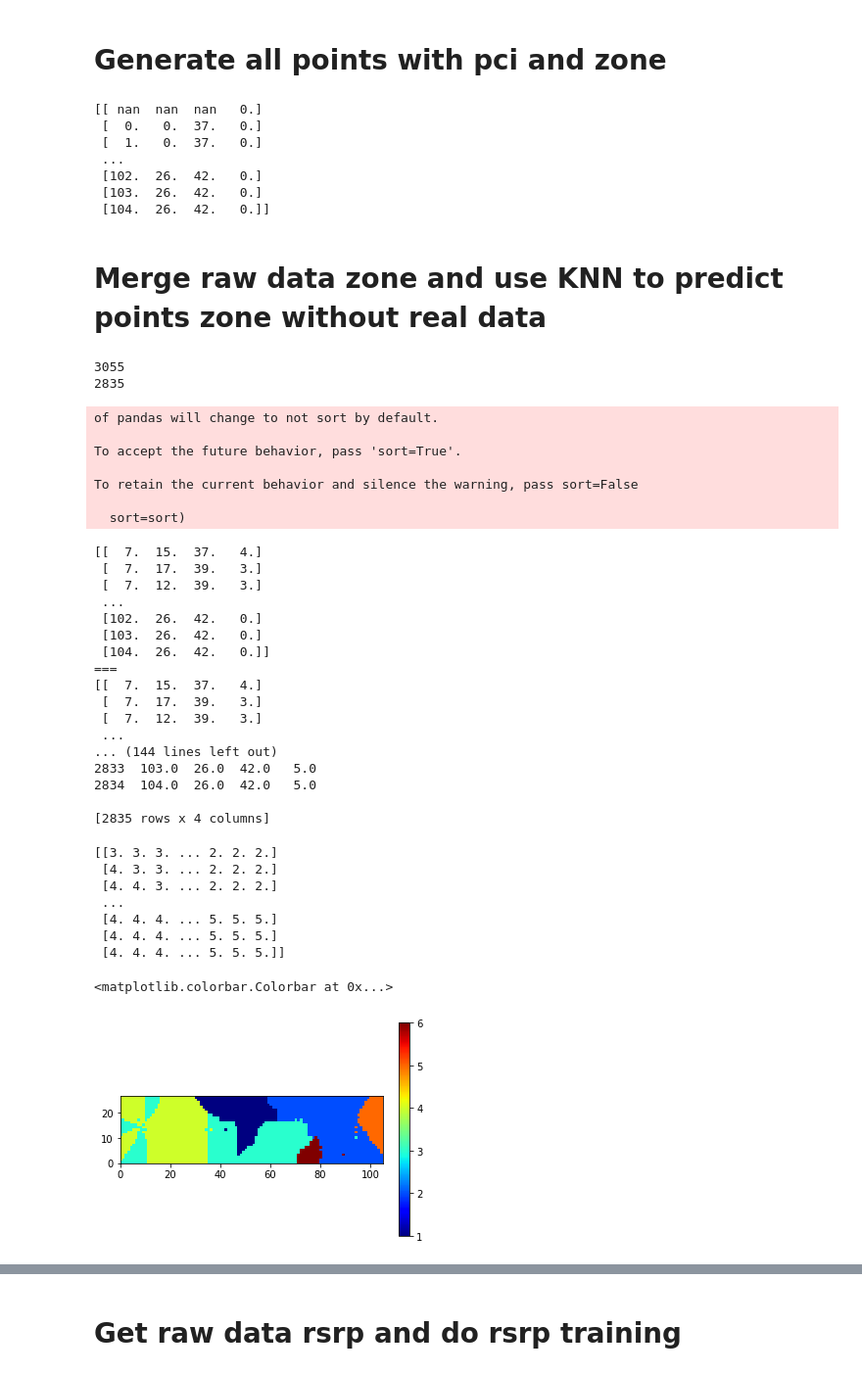
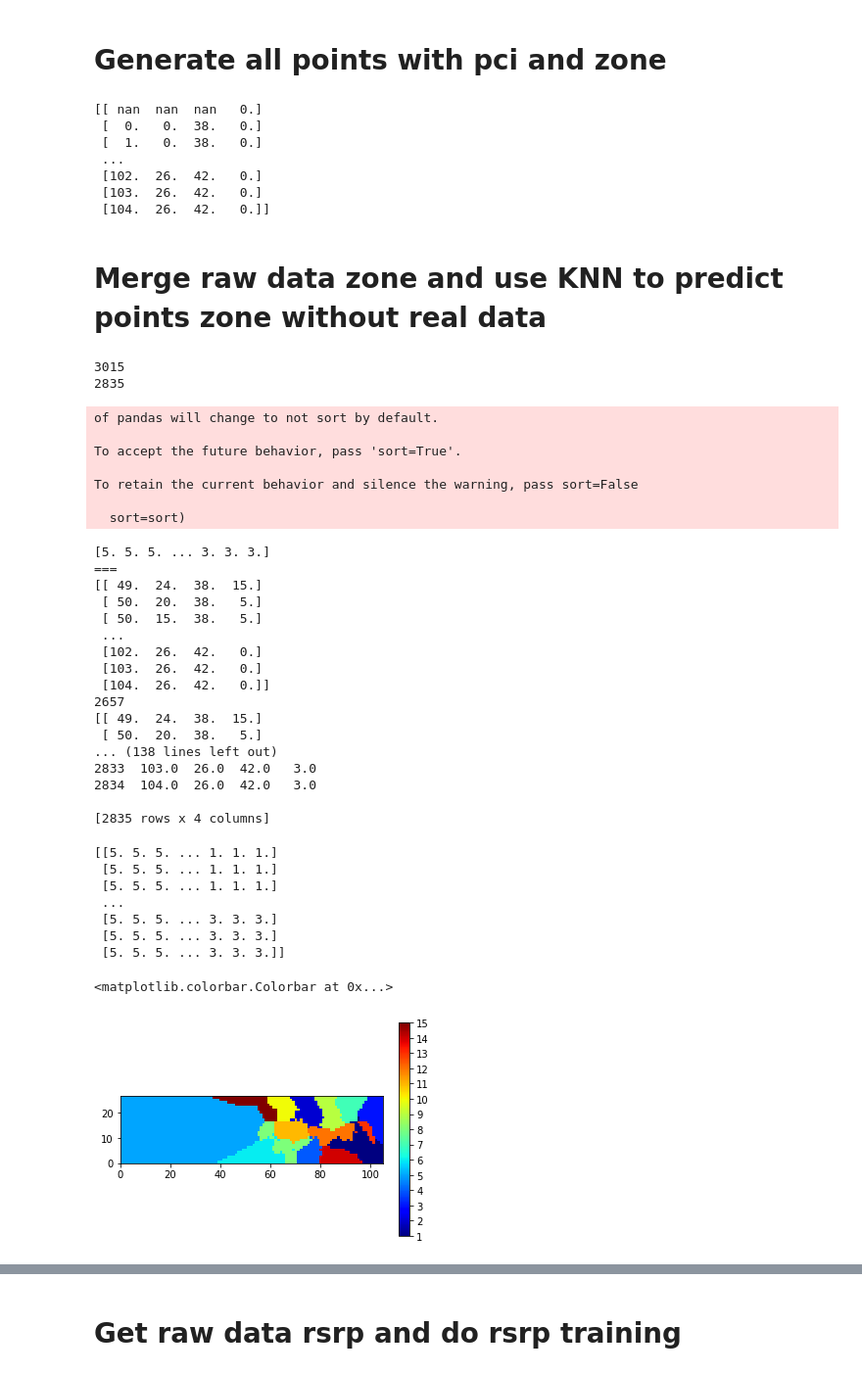
Before and after one commit to KJtiming/RadioMap, a Jupyter notebook: data_zone_rebuild.ipynb, the cells around one changed output, grey strips where cells are left out. Shown at 98% size. Drawn from its saved outputs; the diff is of its cells as text; code cells hidden in the pictures.

Commit message:
change for 15 model

```diff
--- a/data_zone_rebuild.ipynb
+++ b/data_zone_rebuild.ipynb
@@ -30,6 +39,6 @@ Read raw data with zone(from kmeans clustering result)
 ===
 # %%
 train_part_test = np.genfromtxt('./zone_result/set33_part_train.csv', delimiter=',')
-pixel_pos = np.genfromtxt('pixel_pos.csv', delimiter=',')
-print (train_part_test)
+pixel_pos = np.genfromtxt('./src/pixel_pos.csv', delimiter=',')
+#print (train_part_test)
 #print (pixel_pos[1:,:])
@@ -211,8 +211,8 @@ train_part_test_pd = pd.DataFrame(train_part_test,columns=['x','y','pci','rsrp',
 #print (train_part_test_pd)
 # %% [output]
 [[ nan  nan  nan   0.]
- [  0.   0.  37.   0.]
- [  1.   0.  37.   0.]
+ [  0.   0.  38.   0.]
+ [  1.   0.  38.   0.]
  ...
  [102.  26.  42.   0.]
  [103.  26.  42.   0.]
@@ -245,7 +245,7 @@ df_dul = df_dul[['x','y','pci','zone']]
 #df_sort.to_csv('./result_pci/zone_handle.csv')
 #print("len(df_sort)==",len(df_sort))
 # %% [output]
-3055
+3015
 2835
 of pandas will change to not sort by default.
 
@@ -256,19 +256,22 @@ To retain the current behavior and silence the warning, pass sort=False
   sort=sort)
 # %%
 df_dul_np = df_dul.values
-print(df_dul_np)
+#print(df_dul_np)
 np.savetxt('./result_pci/df_dul_np_result.csv', df_dul_np, delimiter=',', fmt='%f')
-X = df_dul_np[:217,0:3]
-y = df_dul_np[:217,3]
+X = df_dul_np[:178,0:3]
+y = df_dul_np[:178,3]
+#print(df_dul_np[177,0:3])
+#print(df_dul_np[178,0:3])
+#print(df_dul_np[179,0:3])
 modelClassifier = KNeighborsClassifier(n_neighbors=3)
-pci_pred = modelClassifier.fit(X, y).predict(df_dul_np[218:,0:3])
-#print(pci_pred)
+pci_pred = modelClassifier.fit(X, y).predict(df_dul_np[178:,0:3])
+print(pci_pred)
 print("===")
 #print(type(pci_pred))
 #print("len(pci_pred)==",len(pci_pred))
 print(df_dul_np)
 for i in range(len(pci_pred)):
-    df_dul_np[218+i:,3] = pci_pred[i]
+    df_dul_np[178+i:,3] = pci_pred[i]
 print (len(pci_pred))
 print (df_dul_np)
 np.savetxt('./result_pci/zone_knn_result.csv', pci_pred, delimiter=',', fmt='%f')
@@ -279,45 +282,45 @@ print (df_dul_sort_pd)
 df_dul_sort = df_dul_sort_pd.sort_values(by=['y','x'])
 print(type(df_dul_sort))
 #print (df_dul_sort.tail())
-df_dul_sort.to_csv('./result_pci/zone_knn_result_sort.csv')
+df_dul_sort.to_csv('./result_pci/zone_knn_result_sort_pd.csv')
 
 print (df_dul_sort)
 # %% [output]
-[[  7.  15.  37.   4.]
- [  7.  17.  39.   3.]
- [  7.  12.  39.   3.]
+[5. 5. 5. ... 3. 3. 3.]
+===
+[[ 49.  24.  38.  15.]
+ [ 50.  20.  38.   5.]
+ [ 50.  15.  38.   5.]
  ...
  [102.  26.  42.   0.]
  [103.  26.  42.   0.]
  [104.  26.  42.   0.]]
-===
-[[  7.  15.  37.   4.]
- [  7.  17.  39.   3.]
- [  7.  12.  39.   3.]
- ...
-... (144 lines left out)
-2833  103.0  26.0  42.0   5.0
-2834  104.0  26.0  42.0   5.0
+2657
+[[ 49.  24.  38.  15.]
+ [ 50.  20.  38.   5.]
+... (138 lines left out)
+2833  103.0  26.0  42.0   3.0
+2834  104.0  26.0  42.0   3.0
 
 [2835 rows x 4 columns]
 # %%
 map_size = [105, 27]
 x_resolution = map_size[0]
 y_resolution = map_size[1]
 data_plot = (df_dul_sort.values[:,3]).reshape(27, 105)
 img = plt.imread("./pic/51_5F-3.png")
 print(data_plot)
 
 plt.imshow(img, zorder=0, extent=[0, map_size[0], 0, map_size[1]])
 heatmap_rsrp = plt.pcolor(data_plot,cmap='jet',alpha=1)
-plt.colorbar()
+plt.colorbar(ticks=range(16))
 # %% [output]
-[[3. 3. 3. ... 2. 2. 2.]
- [4. 3. 3. ... 2. 2. 2.]
- [4. 4. 3. ... 2. 2. 2.]
+[[5. 5. 5. ... 1. 1. 1.]
+ [5. 5. 5. ... 1. 1. 1.]
+ [5. 5. 5. ... 1. 1. 1.]
  ...
- [4. 4. 4. ... 5. 5. 5.]
- [4. 4. 4. ... 5. 5. 5.]
- [4. 4. 4. ... 5. 5. 5.]]
+ [5. 5. 5. ... 3. 3. 3.]
+ [5. 5. 5. ... 3. 3. 3.]
+ [5. 5. 5. ... 3. 3. 3.]]
 <matplotlib.colorbar.Colorbar at 0x...>
-[figure, old version]
+[figure, new version]
```
Also changed, not shown: parts of 9 cells of this notebook, 13 other files.
